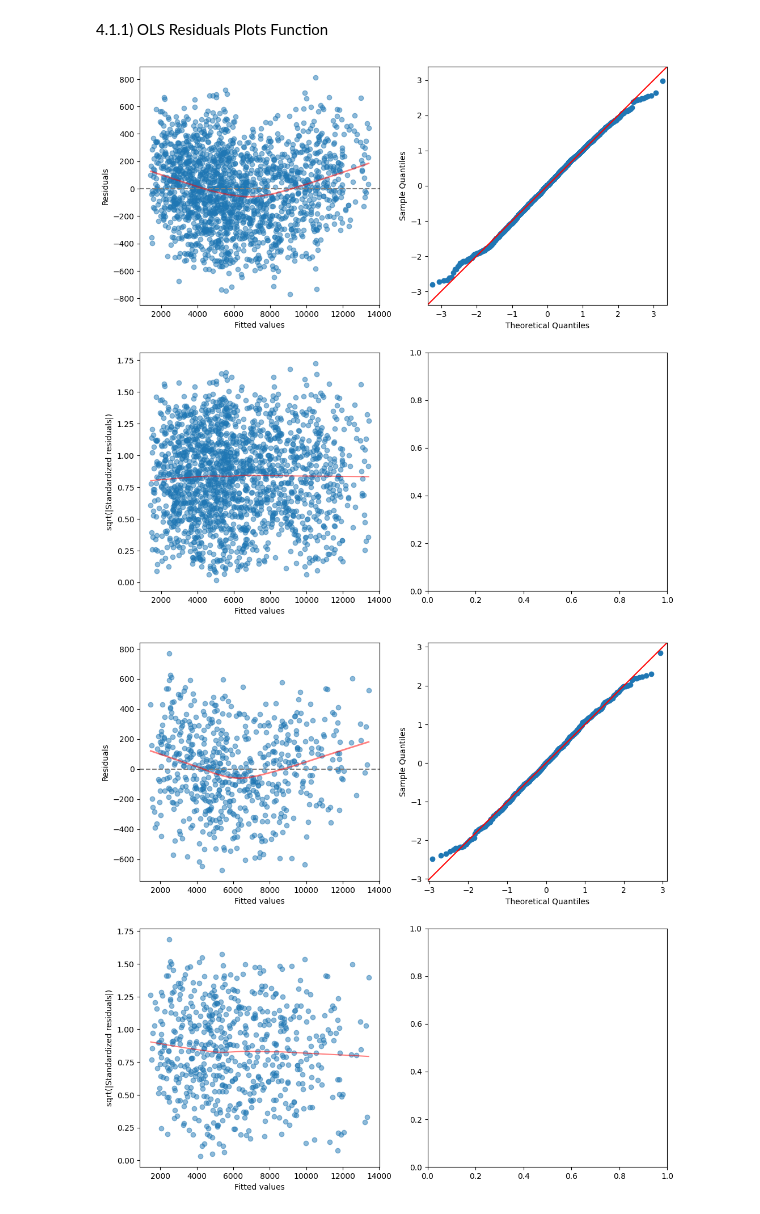
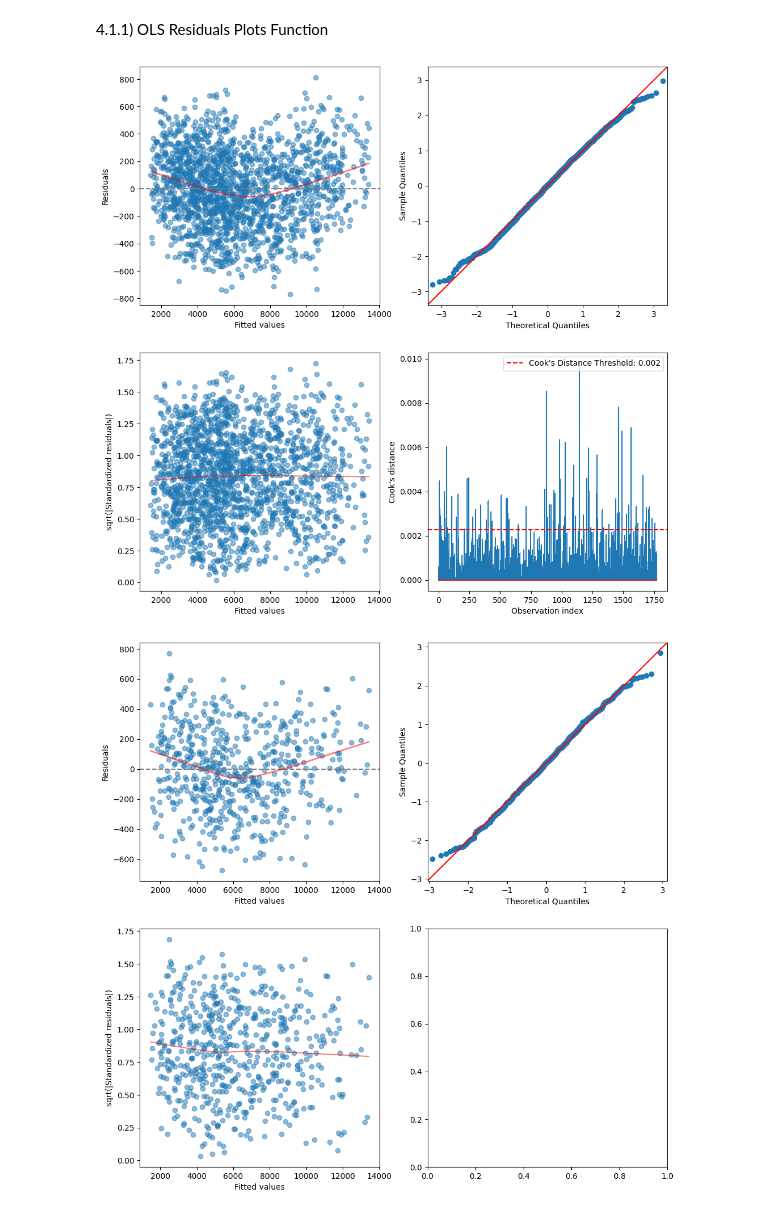
Before and after one commit to LAIN-21/linear_regression_lab, a Jupyter notebook: src/Linear_Regression_LAB (1).ipynb, the cells around one changed output. Drawn from its saved outputs; the diff is of its cells as text; code cells hidden in the pictures.

Commit message:
cook distance plot fixed

```diff
--- a/src/Linear_Regression_LAB (1).ipynb
+++ b/src/Linear_Regression_LAB (1).ipynb
@@ -74,11 +74,11 @@ from statsmodels.stats.anova import anova_lm
 # 0) ADJUSTING DATASET
 # %%
 #Connect to data on csv
-url1 = "/Users/javierdominguezsegura/Academics/College/Courses/SMUC/Topic - Linear regression/LUIS - LINEAR REGRESSION/linear_regression_lab/data/dataset/EcomExpense.csv"
+url1 = "/Users/javierdominguezsegura/Academics/College/Courses/SMUC/Topic 5 - Linear regression/Lab 5 (final)/linear_regression_lab-1/data/dataset/EcomExpense.csv"
 url2 = "/Users/luisinfanten/Desktop/IE/Classes/First-Year/Second-Semester/Simulating and Modelling/Models/Notebooks/data/dataset/EcomExpense.csv"
 columns = ["TransactionID", "Age", "Items", "MonthlyIncome", "TransactionTime", "Record", "Gender", "CityTier", "TotalSpend"]
 
-data = pd.read_csv(url2, names = columns, header = 0)
+data = pd.read_csv(url1, names = columns, header = 0)
 
 data = data.drop(data.columns[0], axis=1)
 
@@ -894,6 +878,8 @@ TEST:
 # %% [markdown]
 4.1.1) OLS Residuals Plots Function
 # %%
+
+
 def ols_resid_plots(model):
     import numpy as np
     import statsmodels.api as sm
@@ -932,4 +918,16 @@ def ols_resid_plots(model):
     smooth_data = lowess(np.sqrt(np.abs(standardized_residuals)), fitted_values)
     axs[1, 0].plot(smooth_data[:, 0], smooth_data[:, 1], color='red', alpha=0.5)
 
+    # Cook's distance plot replacing the previous Leverage vs Standardized Residuals plot
+    axs[1, 1].stem(np.arange(len(cooks_d)), cooks_d, markerfmt=",")
+    axs[1, 1].set_xlabel('Observation index')
+    axs[1, 1].set_ylabel("Cook's distance")
+    cook_threshold = 4 / (len(residuals) - model.df_model)
+    axs[1, 1].axhline(y=cook_threshold, linestyle="--", color="red", label=f'Cook\'s Distance Threshold: {cook_threshold:.3f}')
+    axs[1, 1].legend()
+
+    # Annotate observations with high Cook's distance
+    for i in np.where(cooks_d > cook_threshold)[0]:
+        axs[1, 1].annotate(i, xy=(i, cooks_d[i]), color='red')
+
     plt.show()
@@ -950,7 +934,10 @@ def ols_resid_plots(model):
-# %%
-ols_resid_plots(best_model_train)
-# %% [output]
-[figure, removed]
+# %%
+try:
+      ols_resid_plots(best_model_train)
+except:
+      pass
+# %% [output]
+[figure, added]
 # %%
 ols_resid_plots(best_model_test)
 # %% [output]
```
Also changed, not shown: parts of 18 cells of this notebook.
